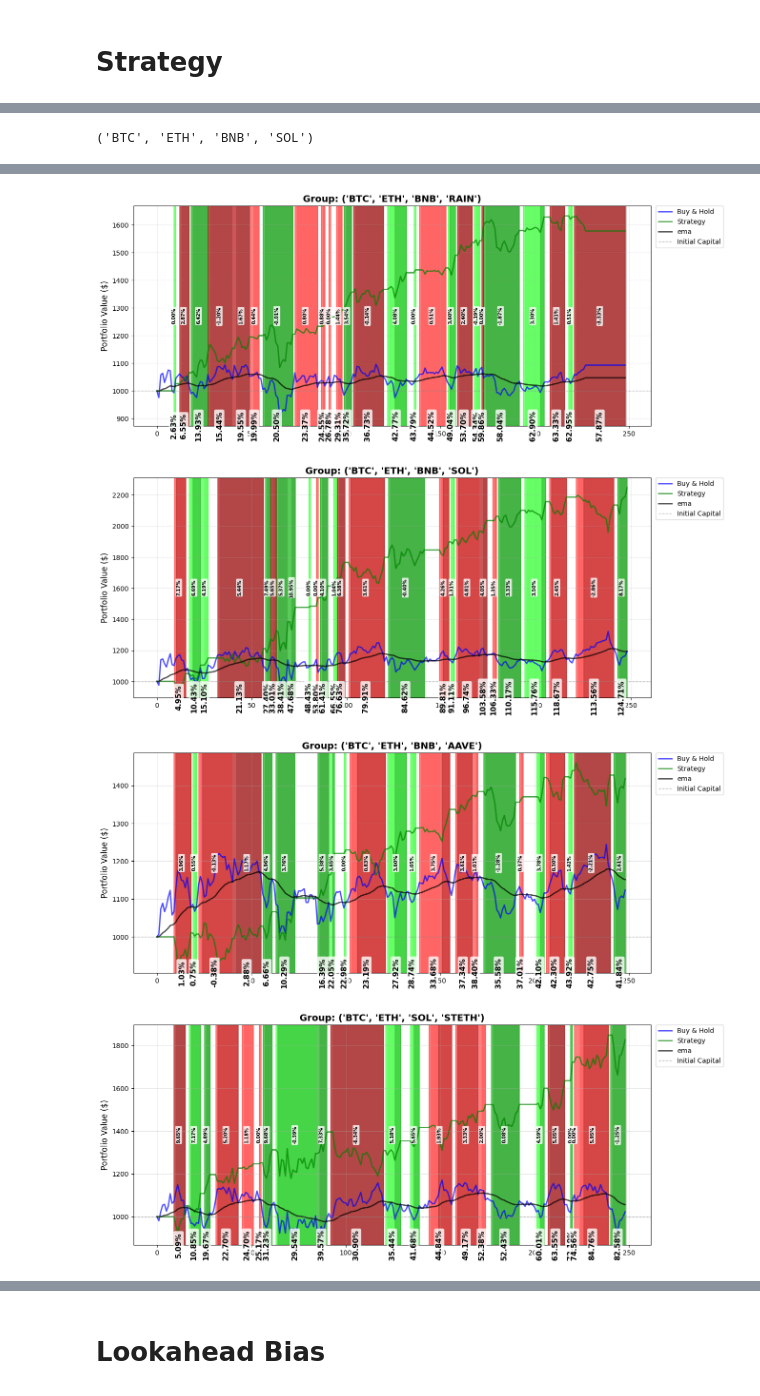
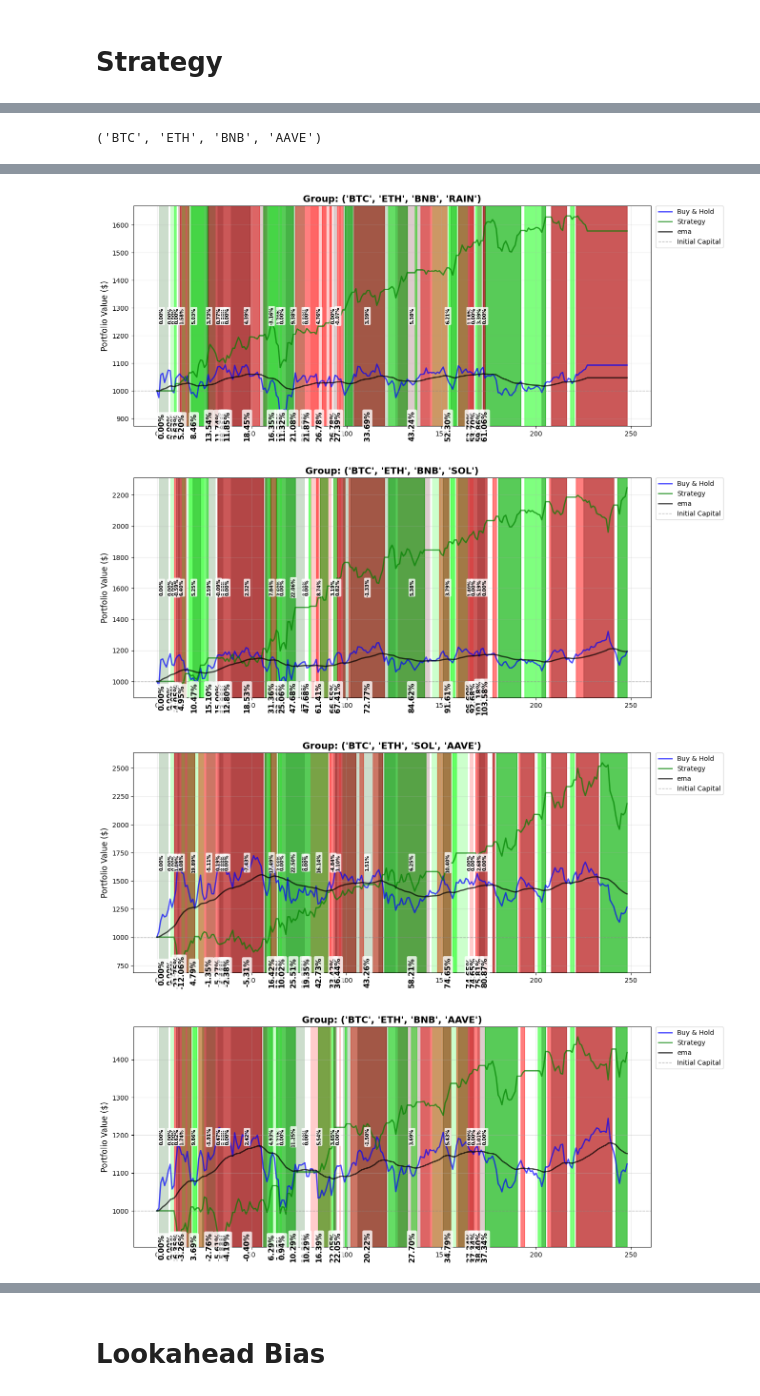
Before and after one commit to AminFiroozi/TA-HW4, a Jupyter notebook: HW4-401521471-AminFiroozi.ipynb, the cells around one changed output, grey strips where cells are left out. Cells and saved outputs as stored; diff of their text form; code cells hidden in the pictures.

Commit message:
fix: filtering data by date

```diff
--- a/HW4-401521471-AminFiroozi.ipynb
+++ b/HW4-401521471-AminFiroozi.ipynb
@@ -30,12 +30,12 @@ PLOT_SPREAD = False
 # %% [markdown]
 ## Dataset
 # %%
-START_DATE = datetime(2024, 12, 1)
-END_DATE = datetime(2025, 12, 1)
-# START_DATE = "2024-12-01"
-# END_DATE = "2025-12-01"
+# START_DATE = datetime(2024, 12, 1)
+# END_DATE = datetime(2025, 12, 1)
+START_DATE = "2024-12-01"
+END_DATE = "2025-12-01"
 
-TOP_50 = ["BTC", "ETH", "BNB", "XRP", "SOL", "TRX", "DOGE", "ADA", "BCH", "LINK", "RAIN", "XMR", "XLM", "ZEC", "LEO", "LTC", "DAI", "SUI", "AVAX", "HBAR", "SHIB", "NIGHT", "STETH", "CRO", "UNI", "DOT", "AAVE", "CC", "BGB", "ASTER", "PI", "ENA", "SKY", "KCS", "WLD", "ONDO", "KAS", "APT", "ARB", "ALGO", "FLR", "ATOM", "FIL", "QNT", "VET", "M", "CBBTC", "WBT", "JUP", "LIT"]
+TOP_50 = ["BTC", "ETH", "BNB", "XRP", "SOL", "TRX", "DOGE", "ADA", "BCH", "LINK", "RAIN", "XMR", "XLM", "ZEC", "LEO", "LTC", "DAI", "SUI", "AVAX", "HBAR", "SHIB", "NIGHT", "STETH", "UNI", "DOT", "AAVE", "CC", "BGB", "ASTER", "PI", "ENA", "SKY", "KCS", "WLD", "ONDO", "KAS", "APT", "ARB", "ALGO", "FLR", "ATOM", "FIL", "QNT", "VET", "M", "CBBTC", "WBT", "JUP", "LIT"]
 # %% [markdown]
 ## Routes
 # %%
@@ -241,10 +264,10 @@ summary_results = []
 for ticker in TOP_50:
     filename = os.path.join(TICKERS_DIR, f"{ticker}.csv")
     try:
-        df_full = fetch_from_yfinance(ticker, filename, START_DATE, END_DATE, FETCH_DATA)
-        df_full.index = pd.to_datetime(df_full['Date'])
-        df = df_full.loc[START_DATE : END_DATE].copy()
-
+        # df_full = fetch_from_yfinance(ticker, filename, START_DATE, END_DATE, FETCH_DATA)
+        # df_full.index = pd.to_datetime(df_full['Date'])
+        # df = df_full.loc[START_DATE : END_DATE].copy()
+        df = filter_ticker(ticker, START_DATE, END_DATE)
         res = adf_test(ticker, df)
         res['hurst'] = hurst_exponent(df['Close'])
         res['half_life'] = half_life(df['Close'])
@@ -338,7 +361,7 @@ for item in found_combinations:
         spread_series += dfs[ticker]['Close'] * weights[i]
 
     hl = half_life(spread_series)
-    if hl != np.nan:
+    if hl is not np.nan and hl > 1:
         results_with_hl.append({
             'group': group,
             'half_life': hl,
@@ -574,7 +631,10 @@ ValueError: cannot convert float NaN to integer
 # %%
 for result in strategy_results:
+    df = result['spread_df']
+    # df = df.reset_index()
+    result['spread_df'] = result['spread_df'].reset_index()
+    # result['spread_df']['Date'] = pd.to_datetime(result['spread_df'].index)
     # print(result['spread_df'])
-    df = result['spread_df']
     result['spread_df']['short_signal1'] = np.where(df['High'] > df['ema'] + df['std'], 1, 0)
     result['spread_df']['short_signal2'] = np.where(df['High'] > df['ema'] + 2 * df['std'], 1, 0)
 
@@ -628,15 +688,14 @@ for result in strategy_results:
     result['spread_df']['portfolio'] = portfolio_values[1:]
 
     result['spread_df']['BNH'] = 1000 * (1 + result['spread_df']['Return'] / 100).cumprod()
-    result['spread_df'].loc[0, 'BNH'] = 1000
+    # result['spread_df'].loc[0, 'BNH'] = 1000
+    result['spread_df'].iloc[0, result['spread_df'].columns.get_loc('BNH')] = 1000
 
-
-
+    df = result['spread_df']
     plt.figure(figsize=(14, 6))
 
     plt.plot(df.index, df['BNH'], label='Buy & Hold', linewidth=2, alpha=0.7, color='blue')
     plt.plot(df.index, df['portfolio'], label='Strategy', linewidth=2, alpha=0.7, color='green')
-    # plt.plot(df.index, df['ema'], label='ema', linewidth=2, alpha=0.7, color='orange')
     plt.plot(df.index, df['ema'] * (1000 / df['ema'].iloc[0]), label='ema', linewidth=2, alpha=0.7, color='black')
 
     plt.axhline(y=1000, color='gray', linestyle='--', linewidth=1, alpha=0.5, label='Initial Capital')
@@ -664,25 +723,31 @@ for result in strategy_results:
     active_df = df[df['position'] != 0].copy()
 
     if not active_df.empty:
-        temp_df = active_df.reset_index()
+        # temp_df = active_df.reset_index()
+        # idx_col = temp_df.index
         idx_col = temp_df.columns[0]
+        # print(temp_df.columns)
 
         # 3. Aggregate metadata
         trades = temp_df.groupby('trade_id').agg(
             pos_type=('position', 'first'),
-            start_idx=(idx_col, 'first'),
-            end_idx=(idx_col, 'last')
+            start_idx=(df.index.name if df.index.name else 'index', 'first'),
+            end_idx=(df.index.name if df.index.name else 'index', 'last')
+            # start_idx=(idx_col, 'first'),
+            # end_idx=(idx_col, 'last')
         )
+
 
         running_total_gain = 1
 
         for t_id, trade in trades.iterrows():
+            # print(trade)
             # --- LAG FIX ---
             start_val = df.loc[trade['start_idx'] + 1, 'portfolio']
             try:
                 end_val = df.loc[trade['end_idx'] + 1, 'portfolio']
             except:
-                end_val = df.loc[trade['end_idx'], 'portfolio']
+                end_val = df.loc[trade['end_idx'] + 1, 'portfolio']
 
 
             # Calculate Return for THIS trade (End / Start)
@@ -694,6 +759,7 @@ for result in strategy_results:
             running_total_gain = (end_val / 1000 - 1) * 100
 
             # Calculate horizontal center for the label
+            # mid_point = trade['start_idx']
             mid_point = (trade['start_idx'] + trade['end_idx']) / 2
 
             label1 = f"{actual_trade_return:.2f}%"
@@ -732,8 +798,8 @@ for result in strategy_results:
     plt.title(f'Group: {result["group"]}', fontsize=14, fontweight='bold')
 
 # trades
-x = strategy_results[1]
+x = strategy_results[3]
 print(x['group'])
-x['spread_df'].tail(20)
+x['spread_df'].head(20)
 # %% [output]
-('BTC', 'ETH', 'BNB', 'SOL')
+('BTC', 'ETH', 'BNB', 'AAVE')
@@ -757,4 +823,4 @@ x['spread_df'].tail(20)
-[figure, old version]
+[figure, new version]
-[figure, old version]
+[figure, new version]
-[figure, old version]
+[figure, new version]
-[figure, old version]
+[figure, new version]
```
Also changed, not shown: parts of 12 cells of this notebook.
